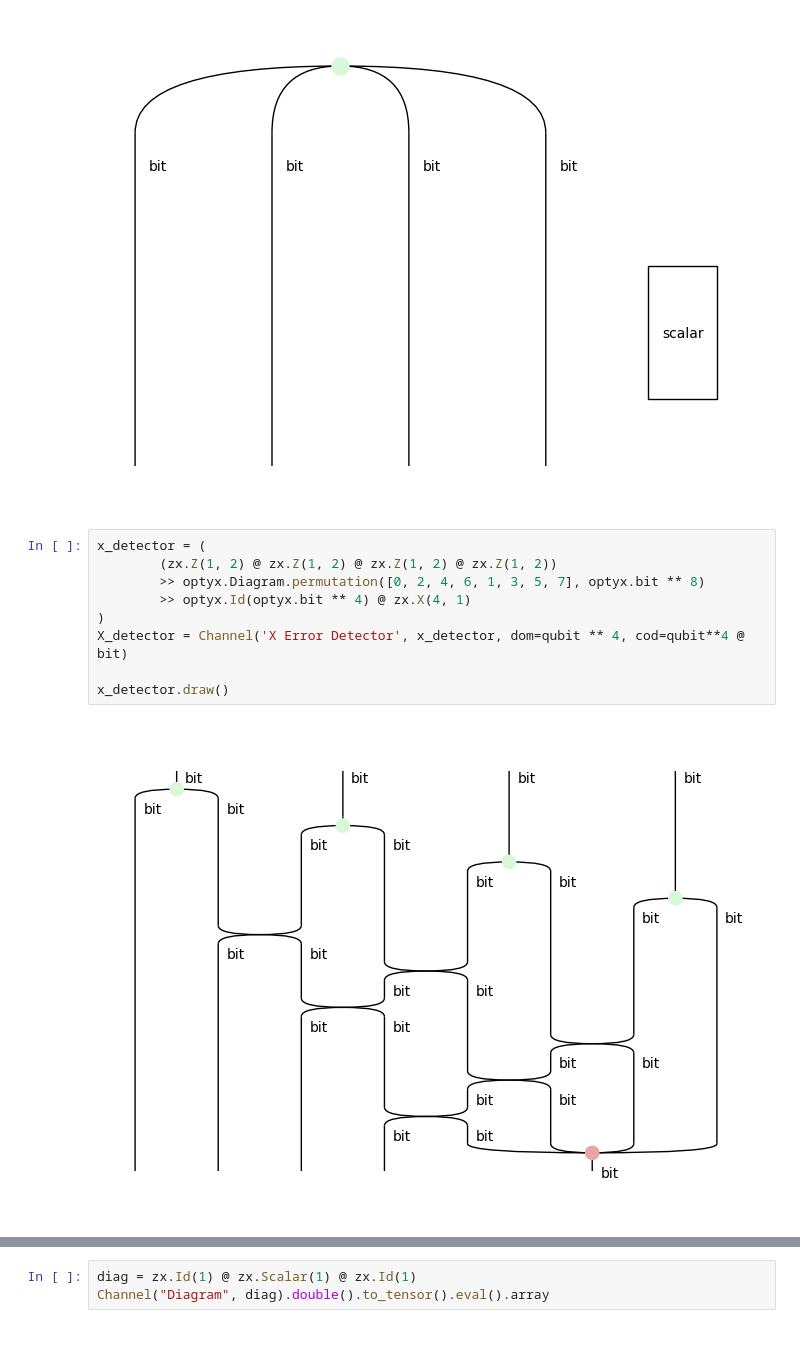
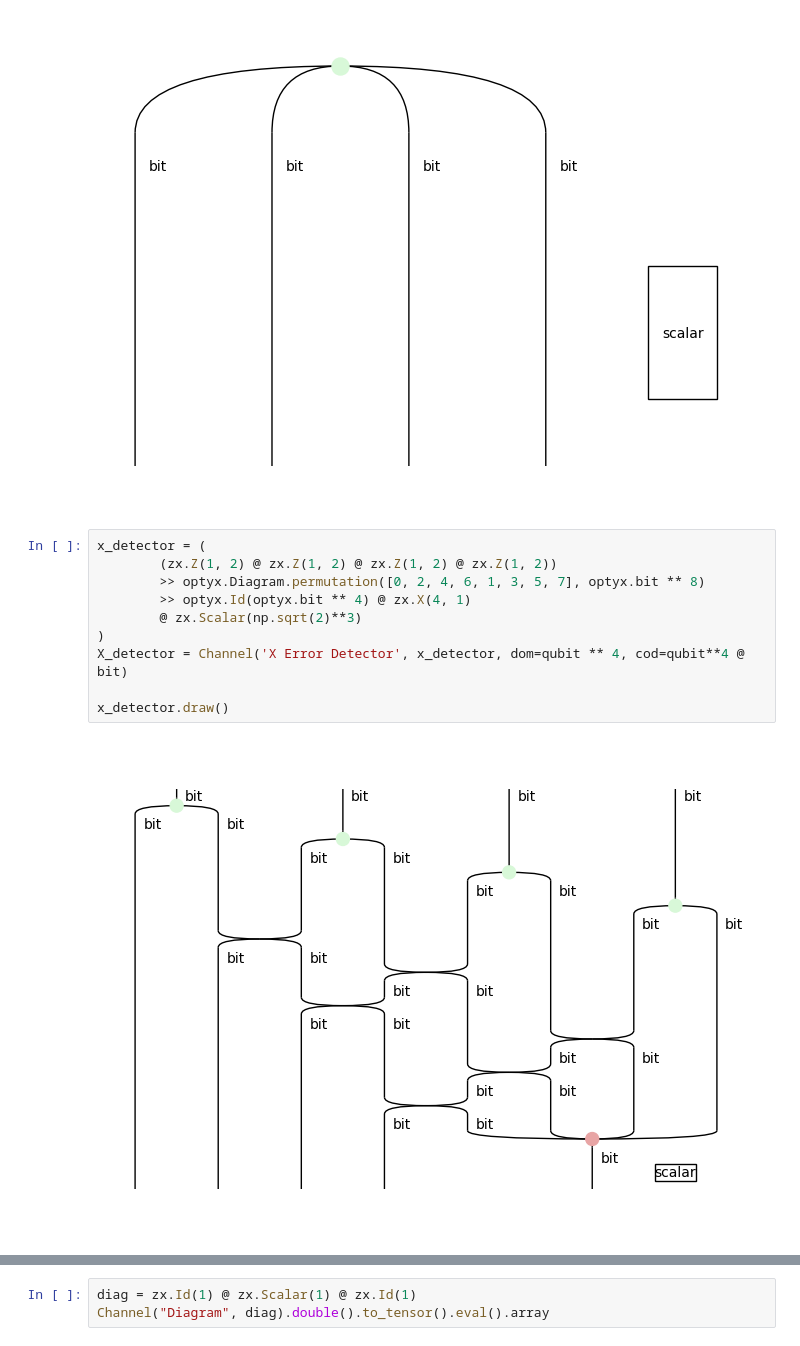
Before and after one commit to quantinuum-dev/optyx, a Jupyter notebook: notebooks/distributed-422-code.ipynb, the cells around one changed output, grey strips where cells are left out. Cells and saved outputs as stored; diff of their text form.

```diff
--- a/notebooks/distributed-422-code.ipynb
+++ b/notebooks/distributed-422-code.ipynb
@@ -13,14 +13,15 @@ logical_ket_00.draw()
 # %%
 x_detector = (
         (zx.Z(1, 2) @ zx.Z(1, 2) @ zx.Z(1, 2) @ zx.Z(1, 2))
         >> optyx.Diagram.permutation([0, 2, 4, 6, 1, 3, 5, 7], optyx.bit ** 8)
         >> optyx.Id(optyx.bit ** 4) @ zx.X(4, 1)
+        @ zx.Scalar(np.sqrt(2)**3)
 )
 X_detector = Channel('X Error Detector', x_detector, dom=qubit ** 4, cod=qubit**4 @ bit)
 
 x_detector.draw()
 # %% [output]
-[figure, old version]
+[figure, new version]
 # %%
 z_detector = (
         (zx.X(1, 2) @ zx.X(1, 2) @ zx.X(1, 2) @ zx.X(1, 2))
```
Also changed, not shown: parts of 14 cells of this notebook, 1 other file.
